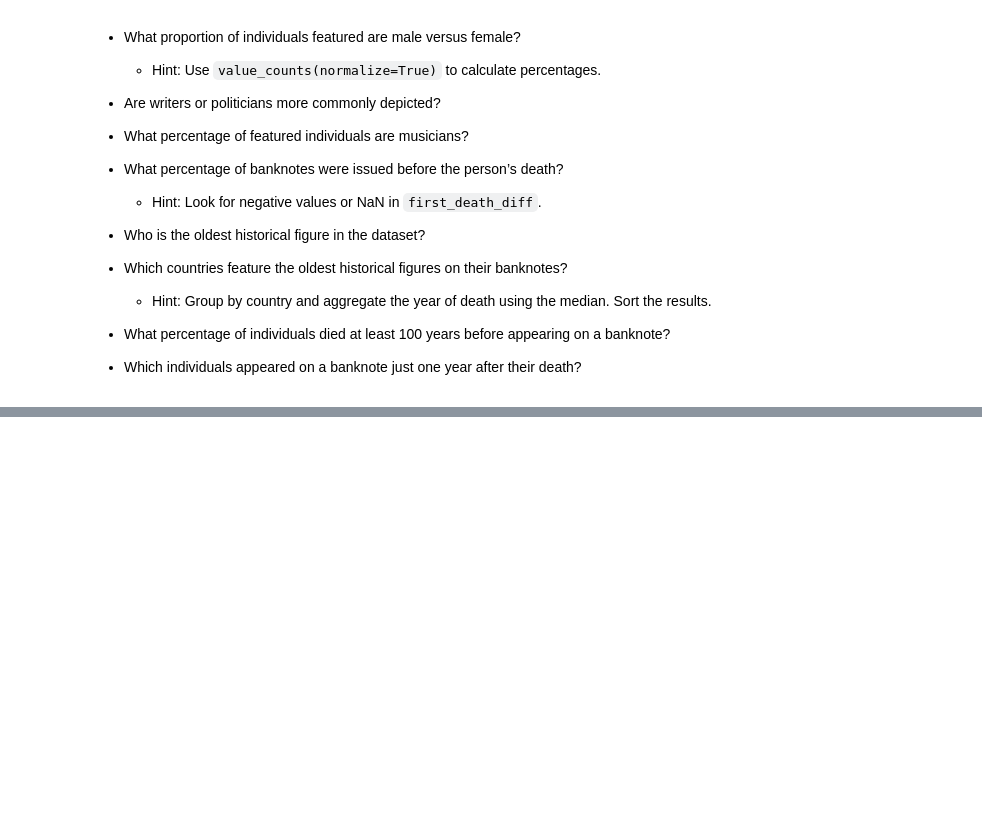
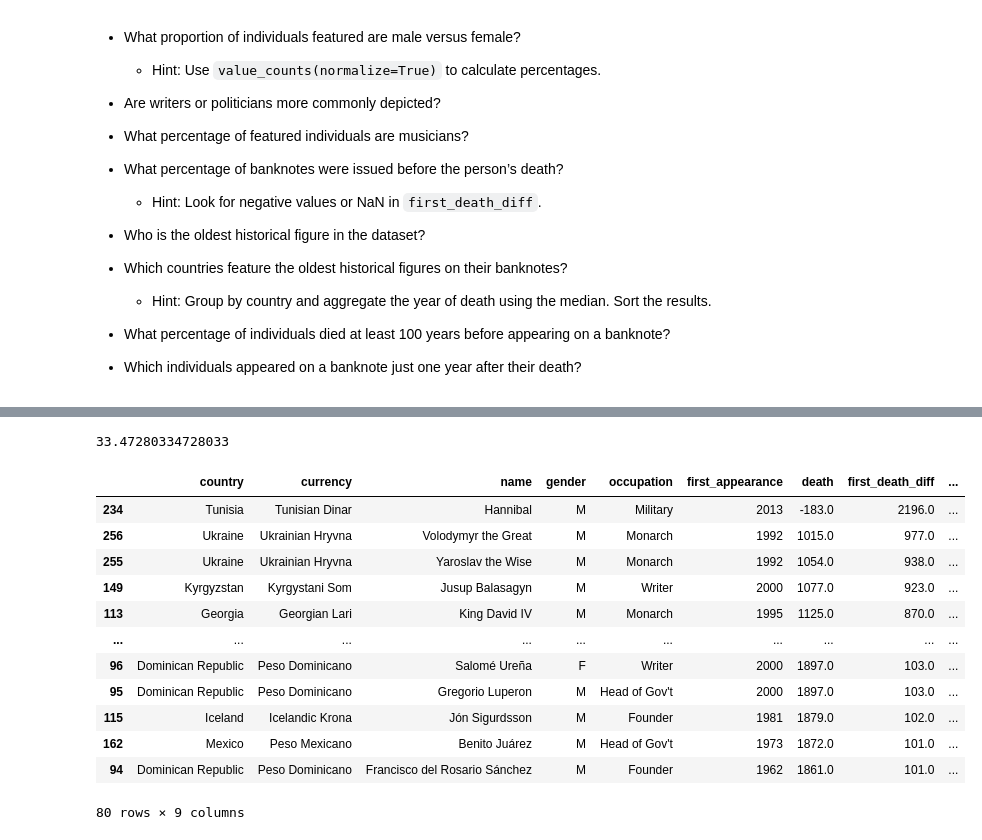
Before and after one commit to nguyuling/DS-Essentials-with-Python, a Jupyter notebook: people-on-banknotes-project/people-on-banknotes.ipynb, the cells around one changed output, grey strips where cells are left out. Drawn from its saved outputs; the diff is of its cells as text; code cells hidden in the pictures; blank space fills up the shorter version.

```diff
--- a/people-on-banknotes-project/people-on-banknotes.ipynb
+++ b/people-on-banknotes-project/people-on-banknotes.ipynb
@@ -81,0 +157,7 @@ df
+# %%
+# Who is the oldest historical figure in the dataset?
+df = df.dropna(subset=['death'])
+oldest = df.query('death == death.min()')
+oldest
+
+# the oldest historical figure is Hannibal
@@ -81,0 +194,23 @@ df
+# %%
+# What percentage of individuals died at least 100 years before appearing on a banknote?
+
+died_100 = df.query('first_death_diff >= 100').sort_values('first_death_diff', ascending=False)
+print(died_100.shape[0] / len(df) * 100)
+died_100
+
+# 33.47% of figures died at least 100 years before they are appearing on a banknote
+# %% [output]
+33.47280334728033
+|  | country | currency | name | gender | occupation | first_appearance | death | first_death_diff | ... |
+| 234 | Tunisia | Tunisian Dinar | Hannibal | M | Military | 2013 | -183.0 | 2196.0 | ... |
+| 256 | Ukraine | Ukrainian Hryvna | Volodymyr the Great | M | Monarch | 1992 | 1015.0 | 977.0 | ... |
+| 255 | Ukraine | Ukrainian Hryvna | Yaroslav the Wise | M | Monarch | 1992 | 1054.0 | 938.0 | ... |
+| 149 | Kyrgyzstan | Kyrgystani Som | Jusup Balasagyn | M | Writer | 2000 | 1077.0 | 923.0 | ... |
+| 113 | Georgia | Georgian Lari | King David IV | M | Monarch | 1995 | 1125.0 | 870.0 | ... |
+| ... | ... | ... | ... | ... | ... | ... | ... | ... | ... |
+| 96 | Dominican Republic | Peso Dominicano | Salomé Ureña | F | Writer | 2000 | 1897.0 | 103.0 | ... |
+| 95 | Dominican Republic | Peso Dominicano | Gregorio Luperon | M | Head of Gov't | 2000 | 1897.0 | 103.0 | ... |
+| 115 | Iceland | Icelandic Krona | Jón Sigurdsson | M | Founder | 1981 | 1879.0 | 102.0 | ... |
+| 162 | Mexico | Peso Mexicano | Benito Juárez | M | Head of Gov't | 1973 | 1872.0 | 101.0 | ... |
+| 94 | Dominican Republic | Peso Dominicano | Francisco del Rosario Sánchez | M | Founder | 1962 | 1861.0 | 101.0 | ... |
+80 rows × 9 columns
```
Also changed, not shown: parts of 8 cells of this notebook.
